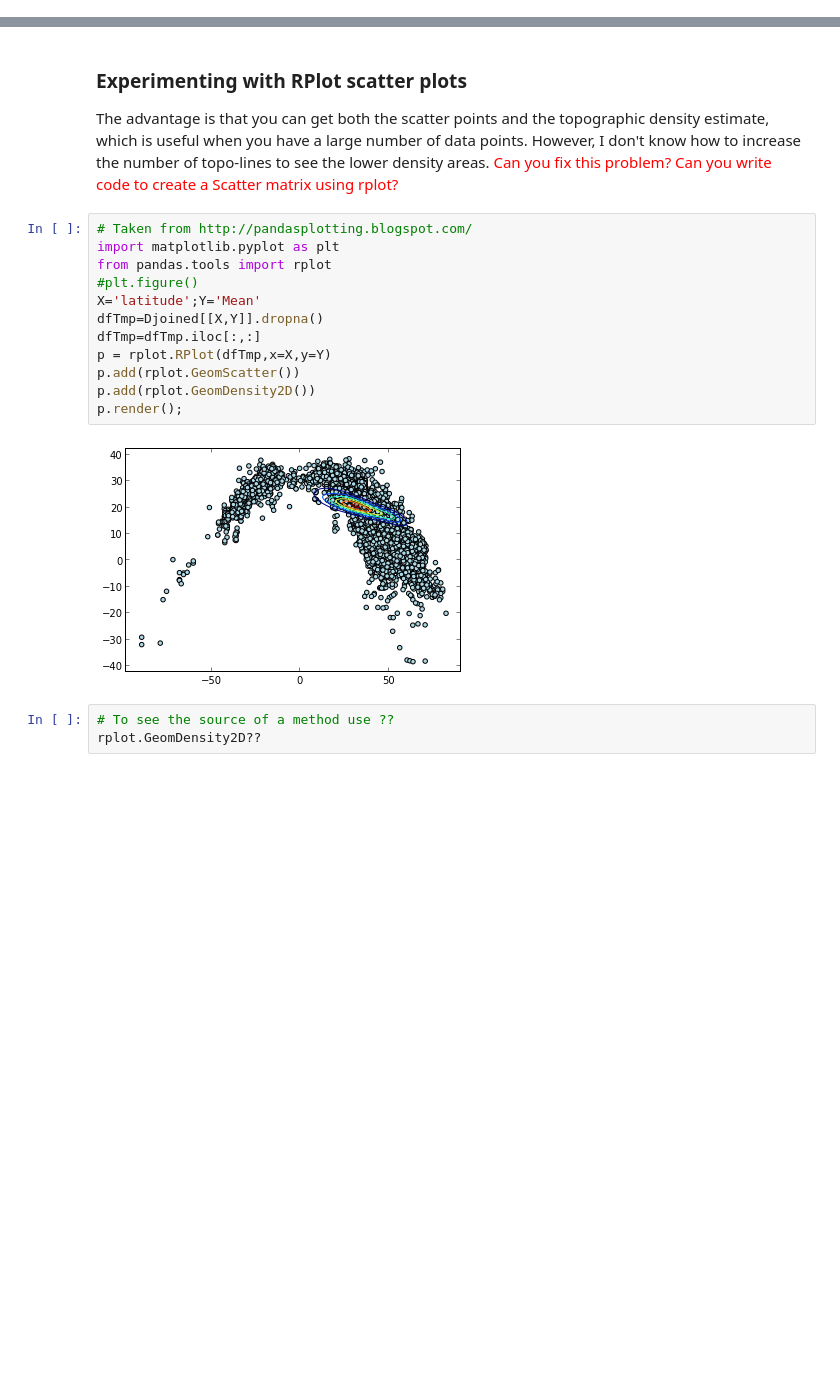
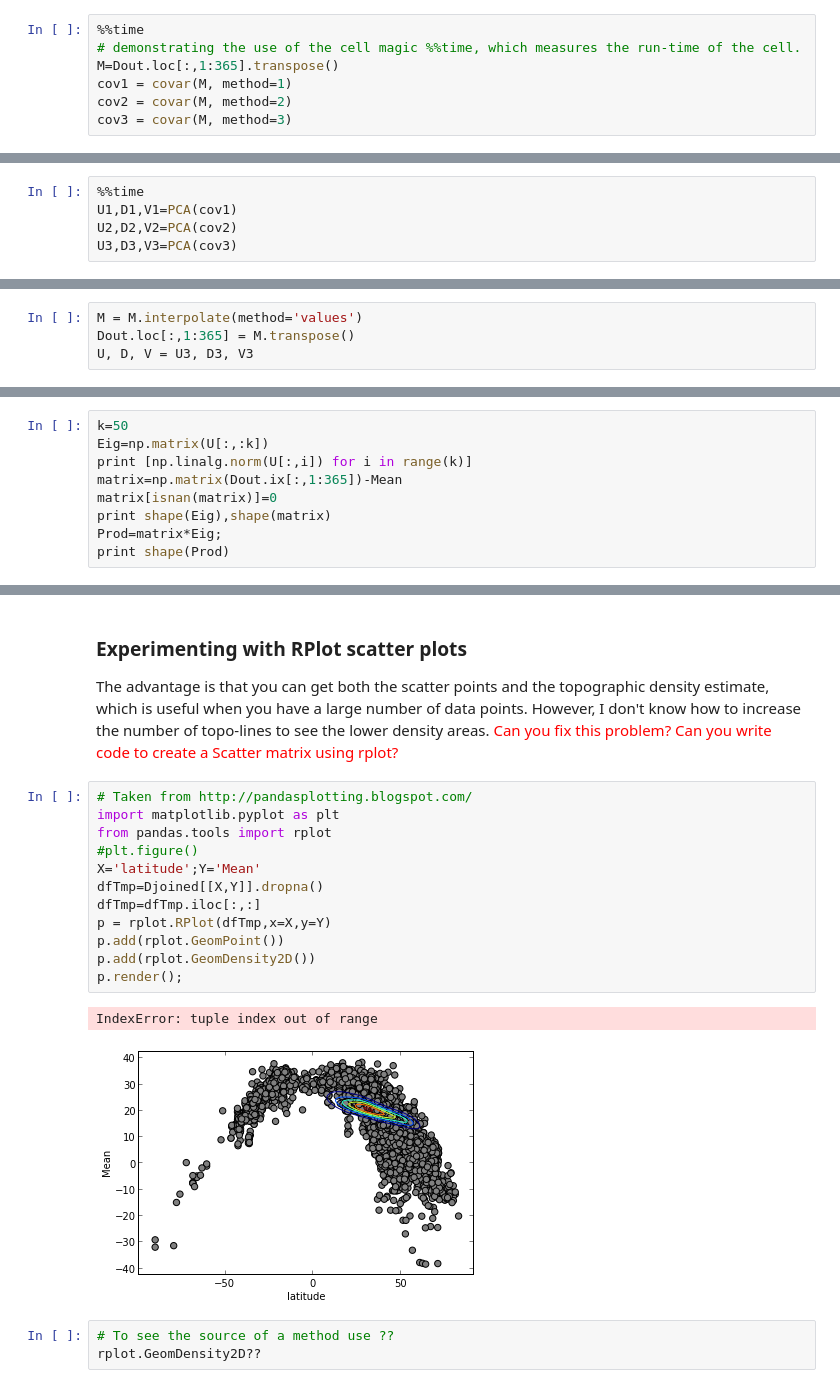
Before and after one commit to vineelpratap/UCSD_BigData, a Jupyter notebook: notebooks/weather/Weather Analysis.ipynb, the cells around one changed output, grey strips where cells are left out. Saved outputs shown, nothing was run; the diff lists cells and outputs as text; blank space fills up the shorter version.

```diff
--- a/notebooks/weather/Weather Analysis.ipynb
+++ b/notebooks/weather/Weather Analysis.ipynb
@@ -248,0 +224,7 @@ U1, D1, V1 = PCA(covar(M,1))
+# %%
+%%time
+# demonstrating the use of the cell magic %%time, which measures the run-time of the cell.
+M=Dout.loc[:,1:365].transpose()
+cov1 = covar(M, method=1)
+cov2 = covar(M, method=2)
+cov3 = covar(M, method=3)
@@ -248,0 +240,5 @@ U1, D1, V1 = PCA(covar(M,1))
+# %%
+%%time
+U1,D1,V1=PCA(cov1)
+U2,D2,V2=PCA(cov2)
+U3,D3,V3=PCA(cov3)
@@ -264,3 +271,7 @@ grid()
+# %%
+M = M.interpolate(method='values')
+Dout.loc[:,1:365] = M.transpose()
+U, D, V = U3, D3, V3
 # %%
 k=6 # number of components to show.
 YearlyPlots((U[:,:k]),ttl='The most significant eigen-vectors')
@@ -315,0 +283,9 @@ Reconstruction error after intepolation -  [[ 6345.89903252]]
+# %%
+k=50
+Eig=np.matrix(U[:,:k])
+print [np.linalg.norm(U[:,i]) for i in range(k)]
+matrix=np.matrix(Dout.ix[:,1:365])-Mean
+matrix[isnan(matrix)]=0
+print shape(Eig),shape(matrix)
+Prod=matrix*Eig;
+print shape(Prod)
@@ -493,17 +471,18 @@ I don't know how to increase the number of topo-lines to see the lower density a
 # %%
 # Taken from http://pandasplotting.blogspot.com/
 import matplotlib.pyplot as plt
 from pandas.tools import rplot
 #plt.figure()
 X='latitude';Y='Mean'
 dfTmp=Djoined[[X,Y]].dropna()
 dfTmp=dfTmp.iloc[:,:]
 p = rplot.RPlot(dfTmp,x=X,y=Y)
-p.add(rplot.GeomScatter())
+p.add(rplot.GeomPoint())
 p.add(rplot.GeomDensity2D())
 p.render();
 # %% [output]
+IndexError: tuple index out of range
-[figure, old version]
+[figure, new version]
 # %%
 # To see the source of a method use ??
 rplot.GeomDensity2D??
```
Also changed, not shown: parts of 49 cells of this notebook, 5 other files.
